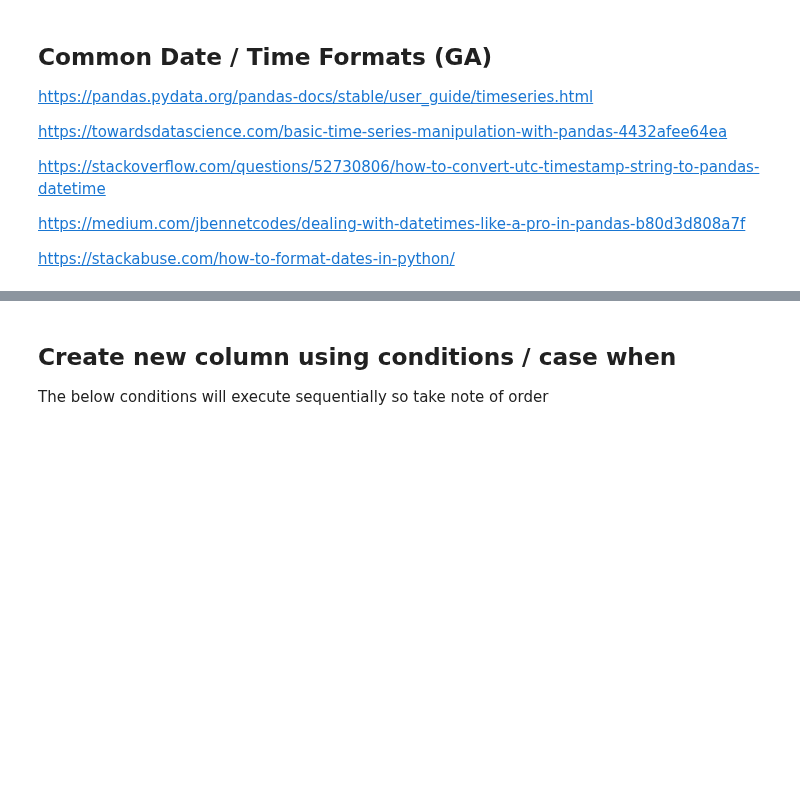
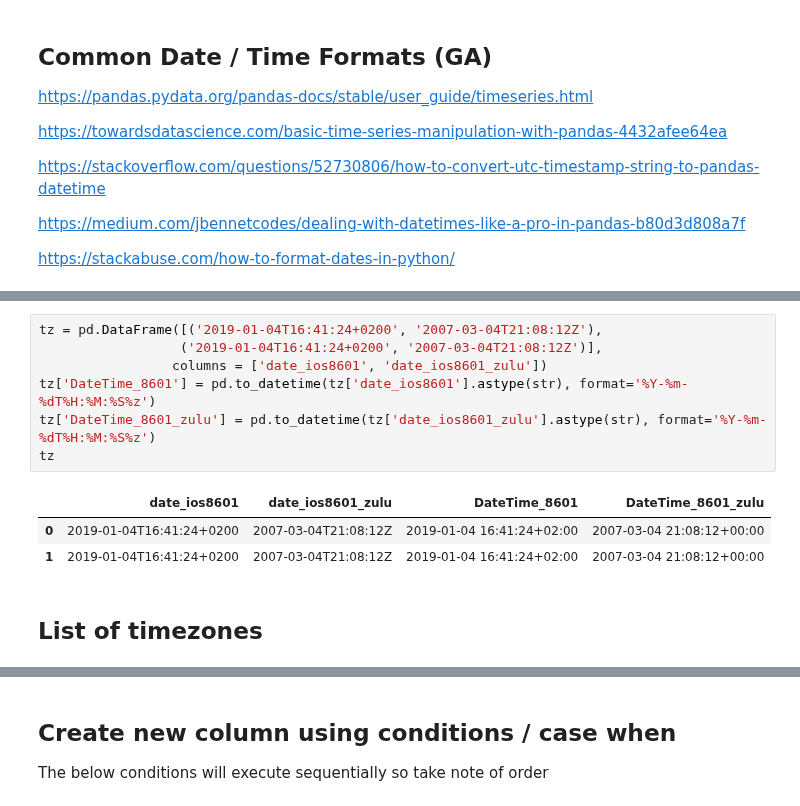
Before and after one commit to khzt2004/Python, a Jupyter notebook: Pandas_Notebook_Reference.ipynb, the cells around one changed output, grey strips where cells are left out. Drawn from its saved outputs; the diff is of its cells as text; blank space fills up the shorter version.

```diff
--- a/Pandas_Notebook_Reference.ipynb
+++ b/Pandas_Notebook_Reference.ipynb
@@ -542,0 +544,13 @@ t
+# %%
+tz = pd.DataFrame([('2019-01-04T16:41:24+0200', '2007-03-04T21:08:12Z'),
+                  ('2019-01-04T16:41:24+0200', '2007-03-04T21:08:12Z')],
+                 columns = ['date_ios8601', 'date_ios8601_zulu'])
+tz['DateTime_8601'] = pd.to_datetime(tz['date_ios8601'].astype(str), format='%Y-%m-%dT%H:%M:%S%z')
+tz['DateTime_8601_zulu'] = pd.to_datetime(tz['date_ios8601_zulu'].astype(str), format='%Y-%m-%dT%H:%M:%S%z')
+tz
+# %% [output]
+|  | date_ios8601 | date_ios8601_zulu | DateTime_8601 | DateTime_8601_zulu |
+| 0 | 2019-01-04T16:41:24+0200 | 2007-03-04T21:08:12Z | 2019-01-04 16:41:24+02:00 | 2007-03-04 21:08:12+00:00 |
+| 1 | 2019-01-04T16:41:24+0200 | 2007-03-04T21:08:12Z | 2019-01-04 16:41:24+02:00 | 2007-03-04 21:08:12+00:00 |
+# %% [markdown]
+## List of timezones
```
Also changed, not shown: parts of 2 cells of this notebook.
